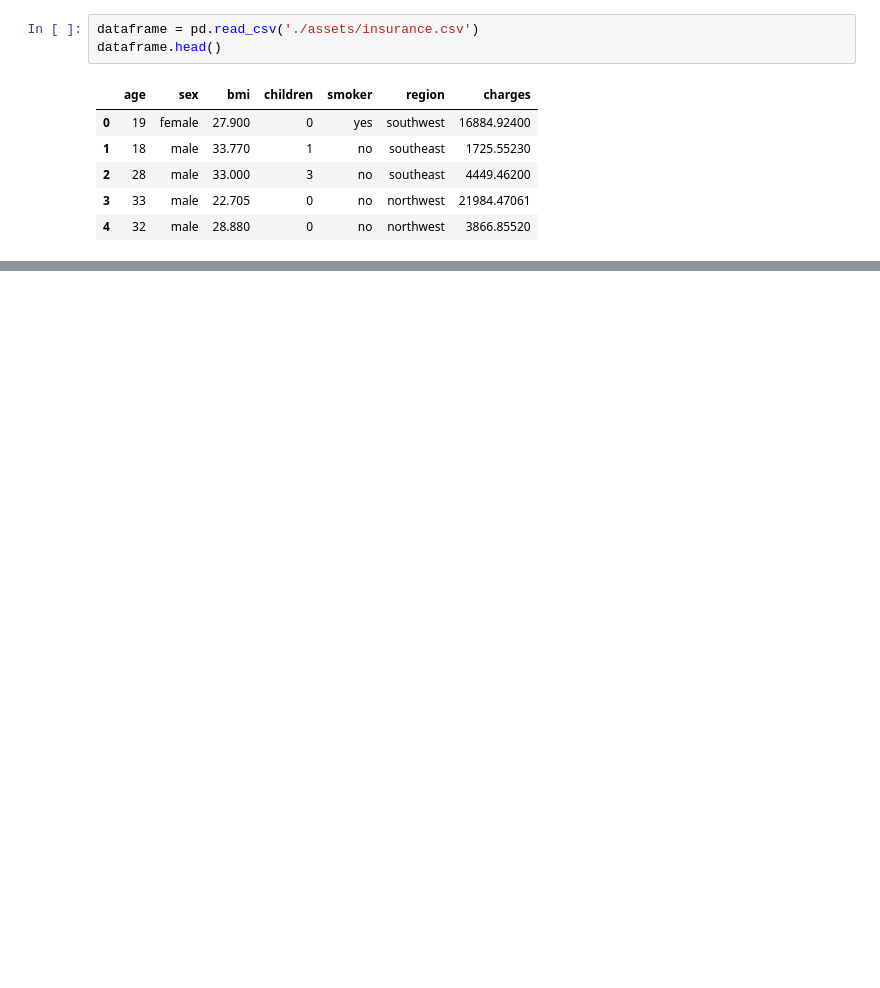
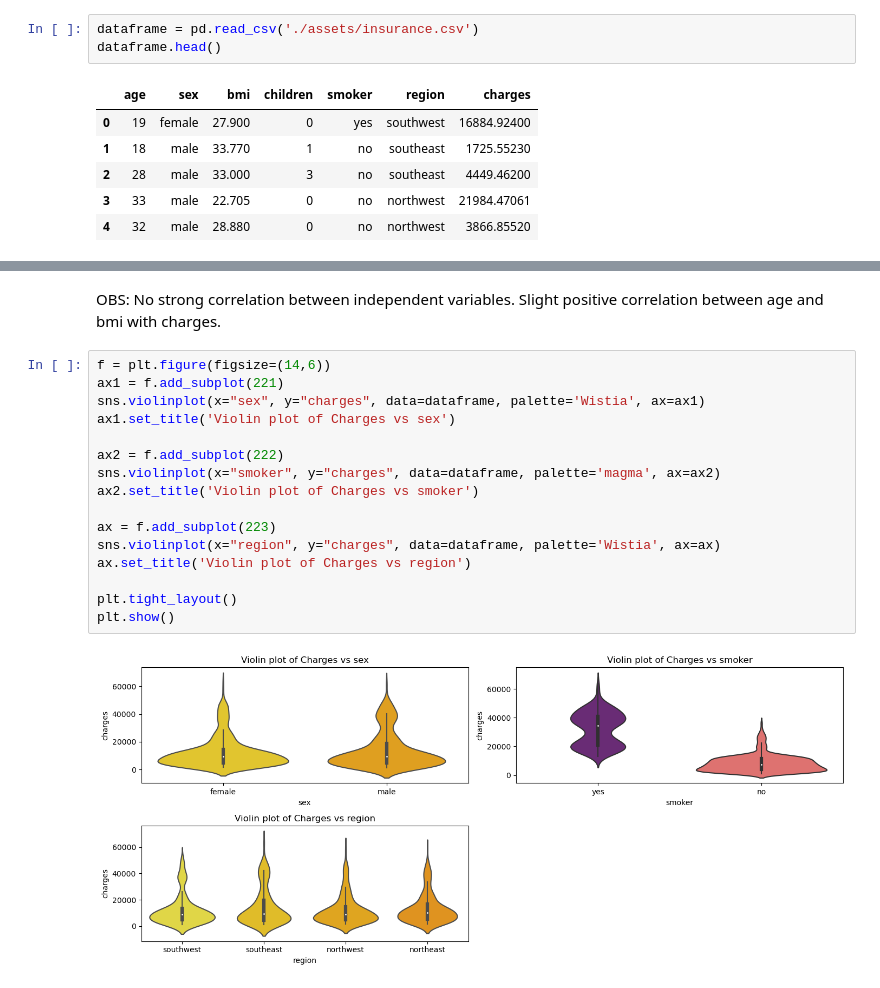
Before and after one commit to sasotomayor/medical-charges-prediction, a Jupyter notebook: solution_linear_regression.ipynb, the cells around one changed output, grey strips where cells are left out. Cells and saved outputs as stored; diff of their text form; blank space fills up the shorter version.

```diff
--- a/solution_linear_regression.ipynb
+++ b/solution_linear_regression.ipynb
@@ -329,0 +134,20 @@ The model assumption linear regression as follows
+# %% [markdown]
+OBS: No strong correlation between independent variables. Slight positive correlation between age and bmi with charges.
+# %%
+f = plt.figure(figsize=(14,6))
+ax1 = f.add_subplot(221)
+sns.violinplot(x="sex", y="charges", data=dataframe, palette='Wistia', ax=ax1)
+ax1.set_title('Violin plot of Charges vs sex')
+
+ax2 = f.add_subplot(222)
+sns.violinplot(x="smoker", y="charges", data=dataframe, palette='magma', ax=ax2)
+ax2.set_title('Violin plot of Charges vs smoker')
+
+ax = f.add_subplot(223)
+sns.violinplot(x="region", y="charges", data=dataframe, palette='Wistia', ax=ax)
+ax.set_title('Violin plot of Charges vs region')
+
+plt.tight_layout()
+plt.show()
+# %% [output]
+[figure, added]
```
Also changed, not shown: parts of 62 cells of this notebook.
